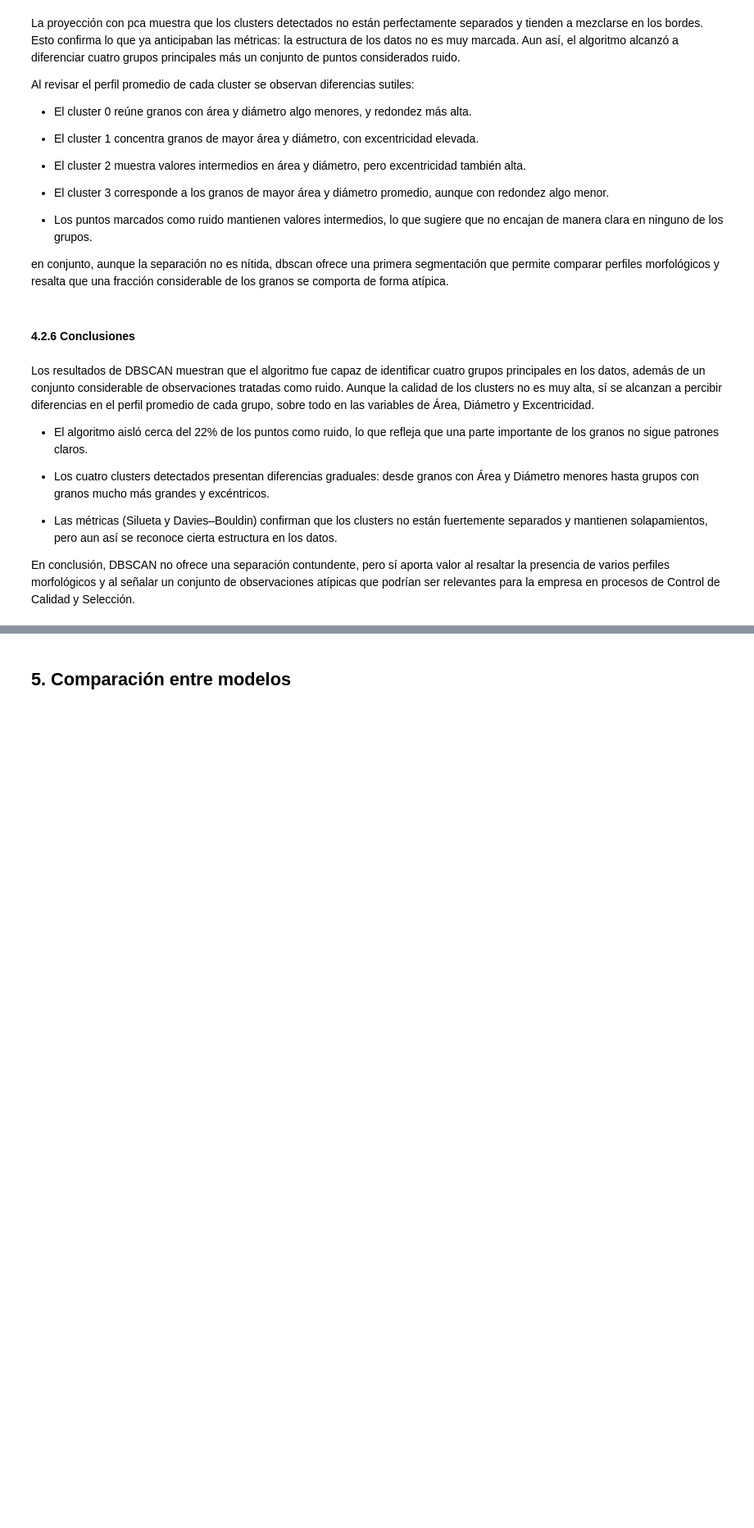
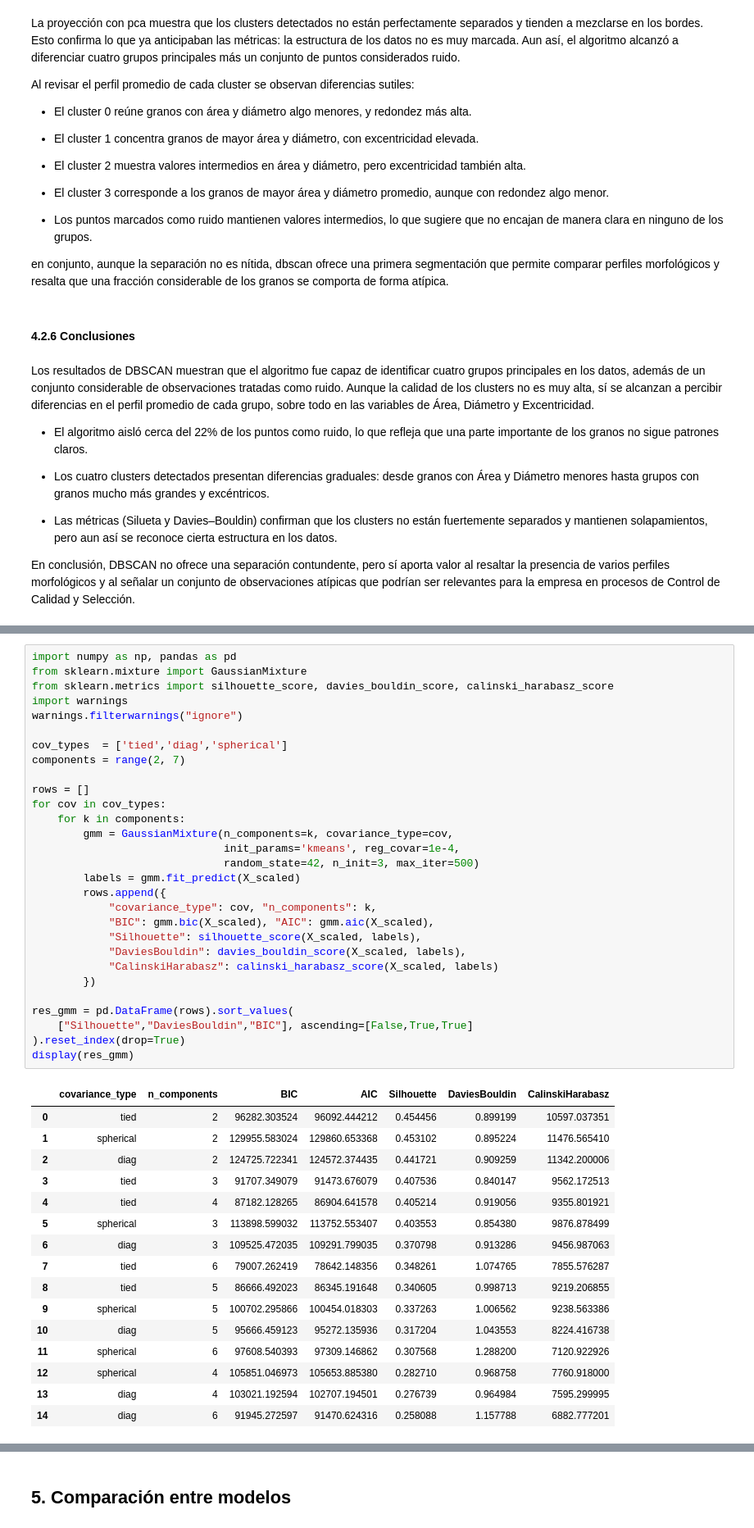
Before and after one commit to carvafel/Laboratorio-2, a Jupyter notebook: Lab2.ipynb, the cells around one changed output, grey strips where cells are left out. Shown at 82% size. Saved outputs shown, nothing was run; the diff lists cells and outputs as text; blank space fills up the shorter version.

```diff
--- a/Lab2.ipynb
+++ b/Lab2.ipynb
@@ -1198,0 +1229,46 @@ En conclusión, DBSCAN no ofrece una separación contundente, pero sí aporta va
+# %%
+import numpy as np, pandas as pd
+from sklearn.mixture import GaussianMixture
+from sklearn.metrics import silhouette_score, davies_bouldin_score, calinski_harabasz_score
+import warnings
+warnings.filterwarnings("ignore")
+
+cov_types  = ['tied','diag','spherical']
+components = range(2, 7)
+
+rows = []
+for cov in cov_types:
+    for k in components:
+        gmm = GaussianMixture(n_components=k, covariance_type=cov,
+                              init_params='kmeans', reg_covar=1e-4,
+                              random_state=42, n_init=3, max_iter=500)
+        labels = gmm.fit_predict(X_scaled)
+        rows.append({
+            "covariance_type": cov, "n_components": k,
+            "BIC": gmm.bic(X_scaled), "AIC": gmm.aic(X_scaled),
+            "Silhouette": silhouette_score(X_scaled, labels),
+            "DaviesBouldin": davies_bouldin_score(X_scaled, labels),
+            "CalinskiHarabasz": calinski_harabasz_score(X_scaled, labels)
+        })
+
+res_gmm = pd.DataFrame(rows).sort_values(
+    ["Silhouette","DaviesBouldin","BIC"], ascending=[False,True,True]
+).reset_index(drop=True)
+display(res_gmm)
+# %% [output]
+|  | covariance_type | n_components | BIC | AIC | Silhouette | DaviesBouldin | CalinskiHarabasz |
+| 0 | tied | 2 | 96282.303524 | 96092.444212 | 0.454456 | 0.899199 | 10597.037351 |
+| 1 | spherical | 2 | 129955.583024 | 129860.653368 | 0.453102 | 0.895224 | 11476.565410 |
+| 2 | diag | 2 | 124725.722341 | 124572.374435 | 0.441721 | 0.909259 | 11342.200006 |
+| 3 | tied | 3 | 91707.349079 | 91473.676079 | 0.407536 | 0.840147 | 9562.172513 |
+| 4 | tied | 4 | 87182.128265 | 86904.641578 | 0.405214 | 0.919056 | 9355.801921 |
+| 5 | spherical | 3 | 113898.599032 | 113752.553407 | 0.403553 | 0.854380 | 9876.878499 |
+| 6 | diag | 3 | 109525.472035 | 109291.799035 | 0.370798 | 0.913286 | 9456.987063 |
+| 7 | tied | 6 | 79007.262419 | 78642.148356 | 0.348261 | 1.074765 | 7855.576287 |
+| 8 | tied | 5 | 86666.492023 | 86345.191648 | 0.340605 | 0.998713 | 9219.206855 |
+| 9 | spherical | 5 | 100702.295866 | 100454.018303 | 0.337263 | 1.006562 | 9238.563386 |
+| 10 | diag | 5 | 95666.459123 | 95272.135936 | 0.317204 | 1.043553 | 8224.416738 |
+| 11 | spherical | 6 | 97608.540393 | 97309.146862 | 0.307568 | 1.288200 | 7120.922926 |
+| 12 | spherical | 4 | 105851.046973 | 105653.885380 | 0.282710 | 0.968758 | 7760.918000 |
+| 13 | diag | 4 | 103021.192594 | 102707.194501 | 0.276739 | 0.964984 | 7595.299995 |
+| 14 | diag | 6 | 91945.272597 | 91470.624316 | 0.258088 | 1.157788 | 6882.777201 |
```
Also changed, not shown: parts of 21 cells of this notebook, 2 other files.
